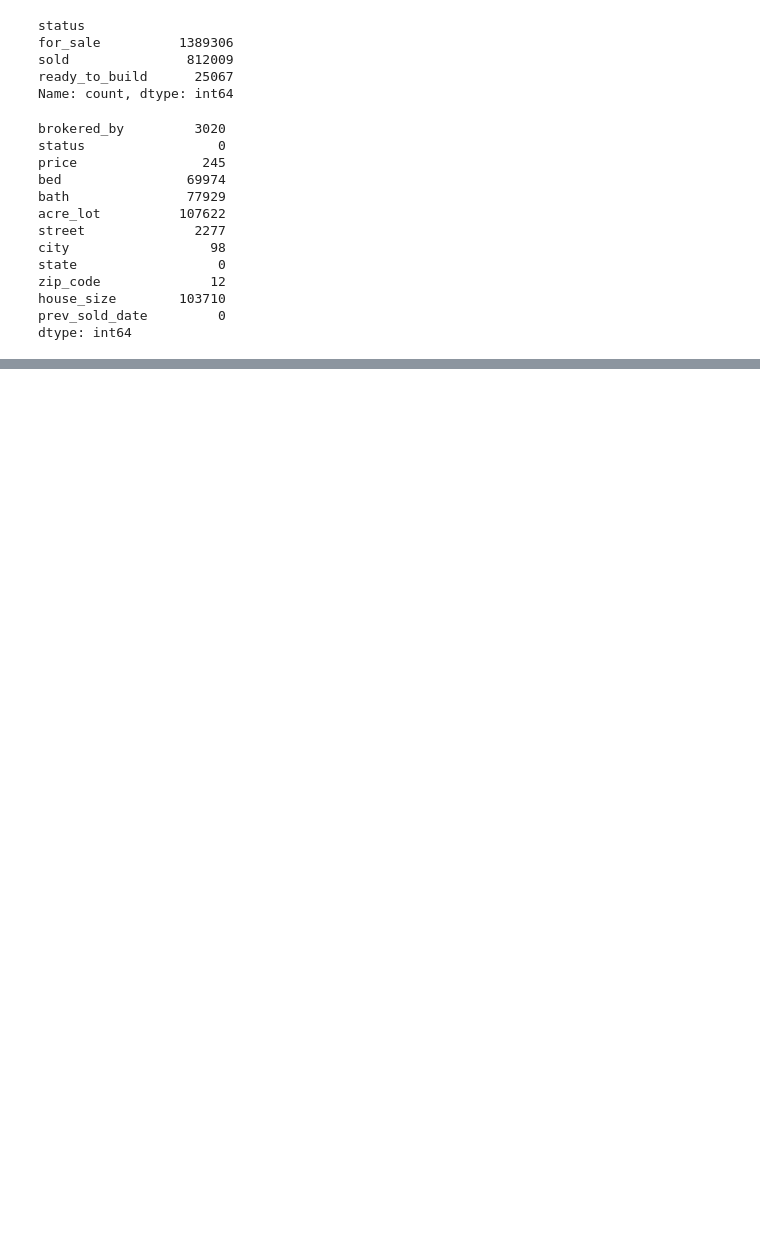
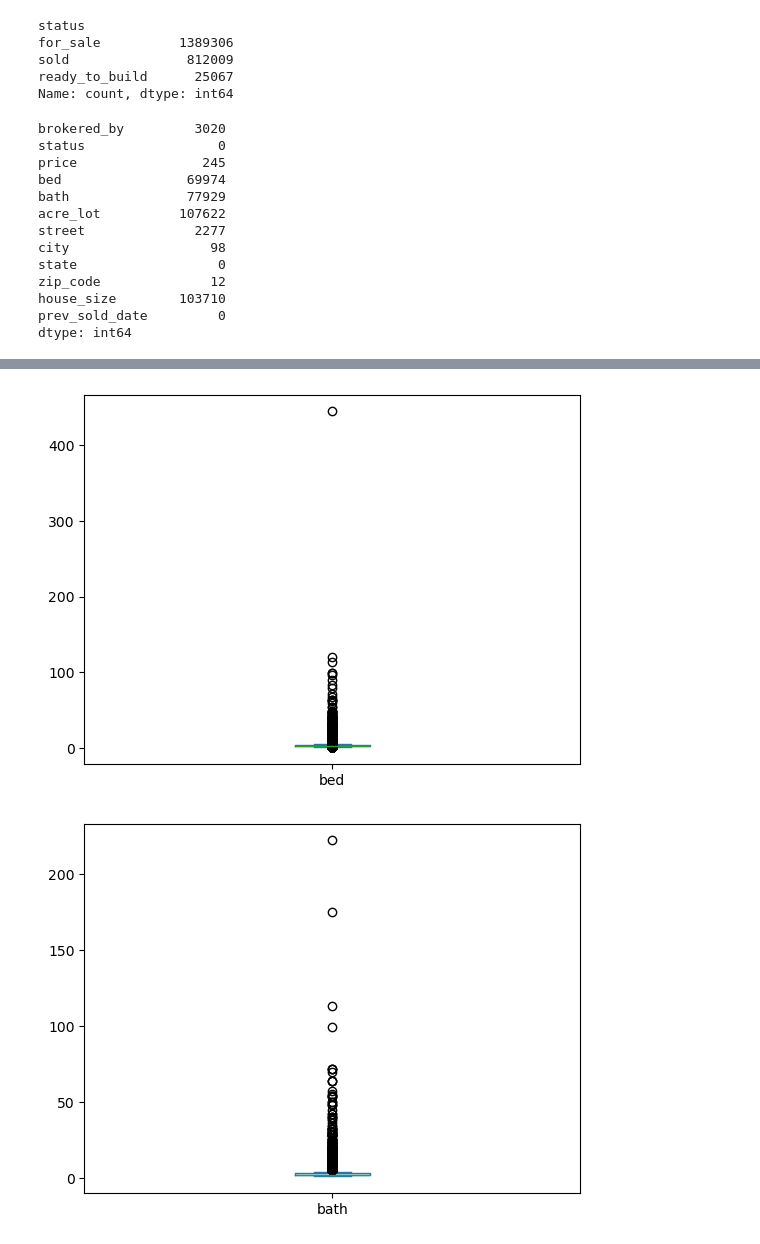
Before and after one commit to luke-dillon/PlacementProject, a Jupyter notebook: test.ipynb, the cells around one changed output, grey strips where cells are left out. Cells and saved outputs as stored; diff of their text form; code cells hidden in the pictures; blank space fills up the shorter version.

```diff
--- a/test.ipynb
+++ b/test.ipynb
@@ -83,0 +162,9 @@ sold_valdate.describe()
+# %%
+# Observing outliers in bed/bathroom numbers.
+sold_valdate.bed.plot.box()
+plt.show()
+sold_valdate.bath.plot.box()
+plt.show()
+# %% [output]
+[figure, added]
+[figure, added]
```
Also changed, not shown: parts of 17 cells of this notebook, 1 other file.
